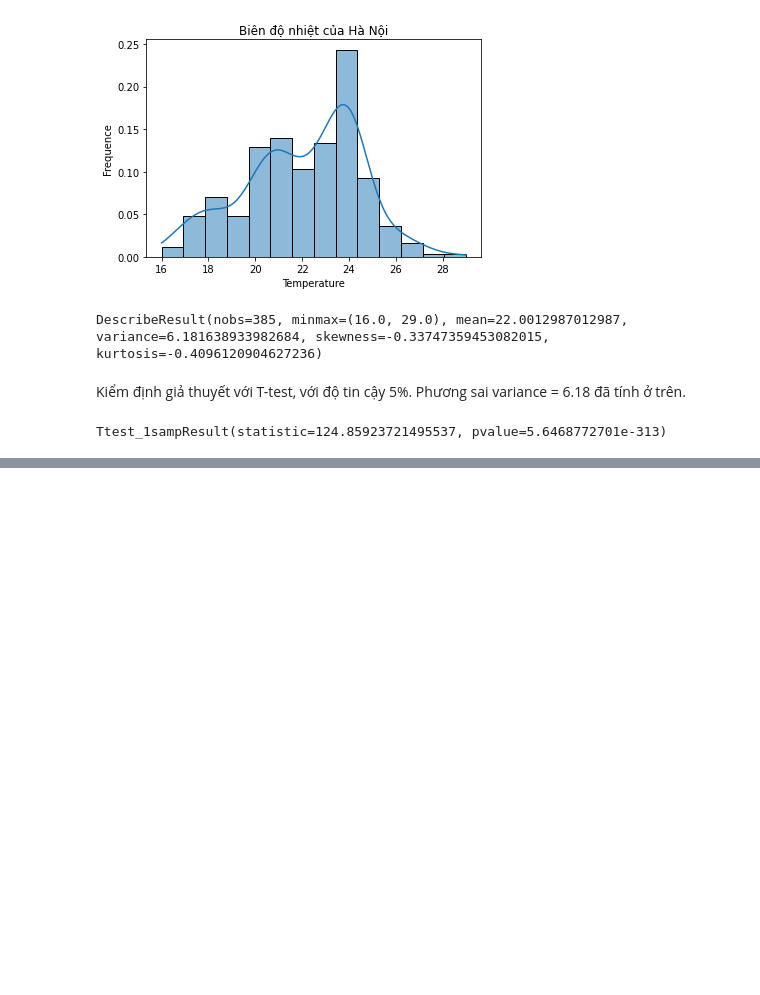
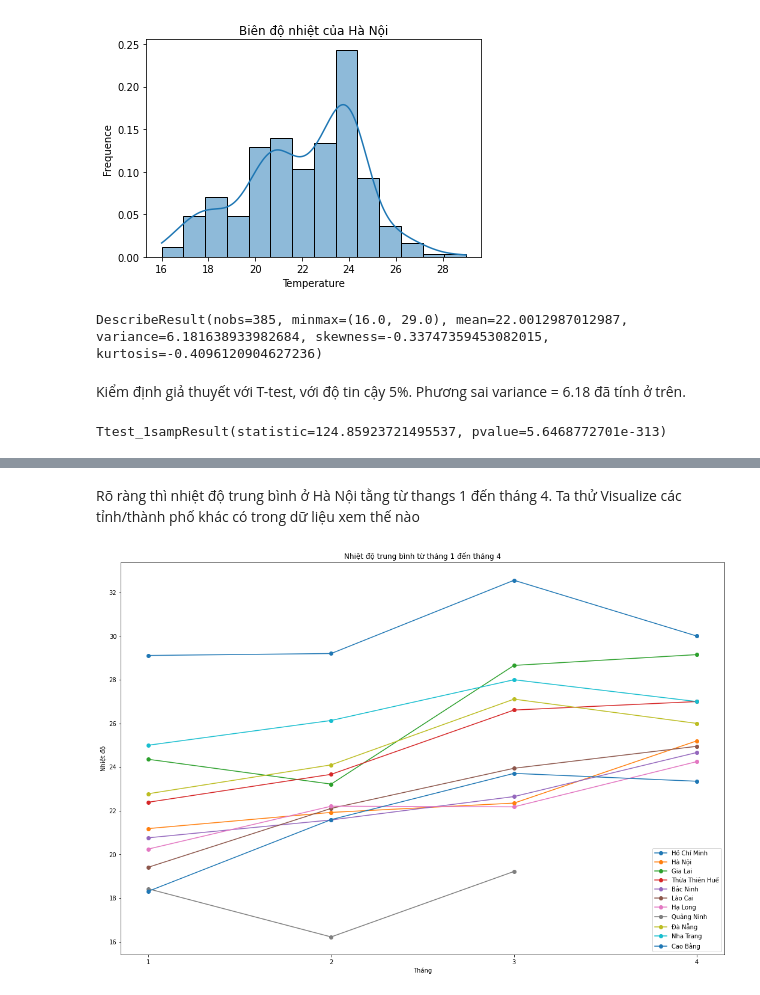
Before and after one commit to AI005/Analyst_VietNam, a Jupyter notebook: notebook.ipynb, the cells around one changed output, grey strips where cells are left out. Saved outputs shown, nothing was run; the diff lists cells and outputs as text; code cells hidden in the pictures; blank space fills up the shorter version.

```diff
--- a/notebook.ipynb
+++ b/notebook.ipynb
@@ -281,0 +320,17 @@ Có thể thấy p_value rất nhỏ( gần như bằng 0), nhỏ hơn rất nhi
+# %% [markdown]
+Rõ ràng thì nhiệt độ trung bình ở Hà Nội tằng từ thangs 1 đến tháng 4. Ta thử Visualize các tỉnh/thành phố khác có trong dữ liệu xem thế nào
+# %%
+lst_city = data["City"].unique()
+plt.figure(figsize=(18, 12))
+for city in lst_city:
+    data_use = data_temperature_sort[data_temperature_sort.City == city]
+    data_use = data_use.groupby('Month')['Temperature'].mean()
+    plt.plot(data_use.index, data_use.values, '-o', label=city)
+plt.legend()
+plt.xticks([1, 2, 3, 4])
+plt.ylabel("Nhiệt độ")
+plt.xlabel("Tháng")
+plt.title("Nhiệt độ trung bình từ tháng 1 đến tháng 4")
+plt.show()
+# %% [output]
+[figure, added]
```
Also changed, not shown: parts of 19 cells of this notebook.
